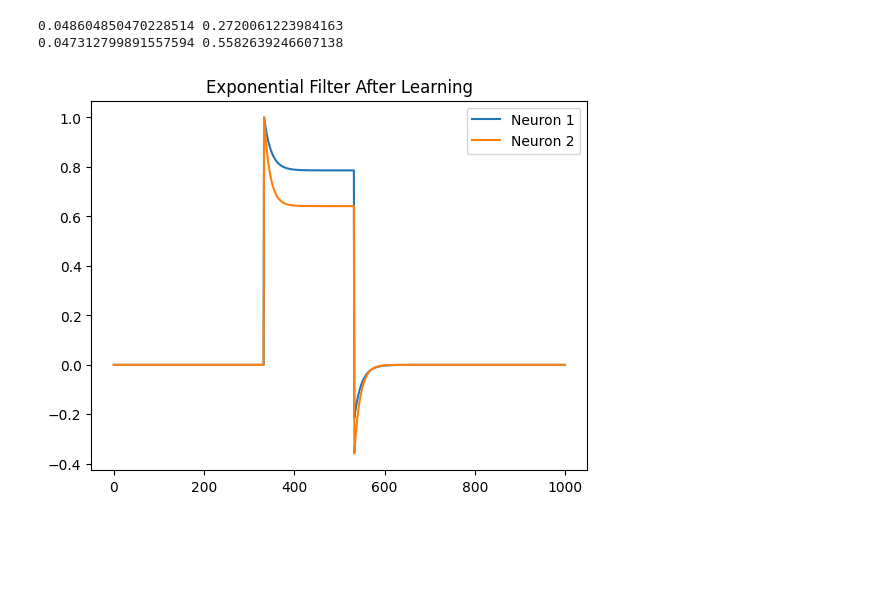
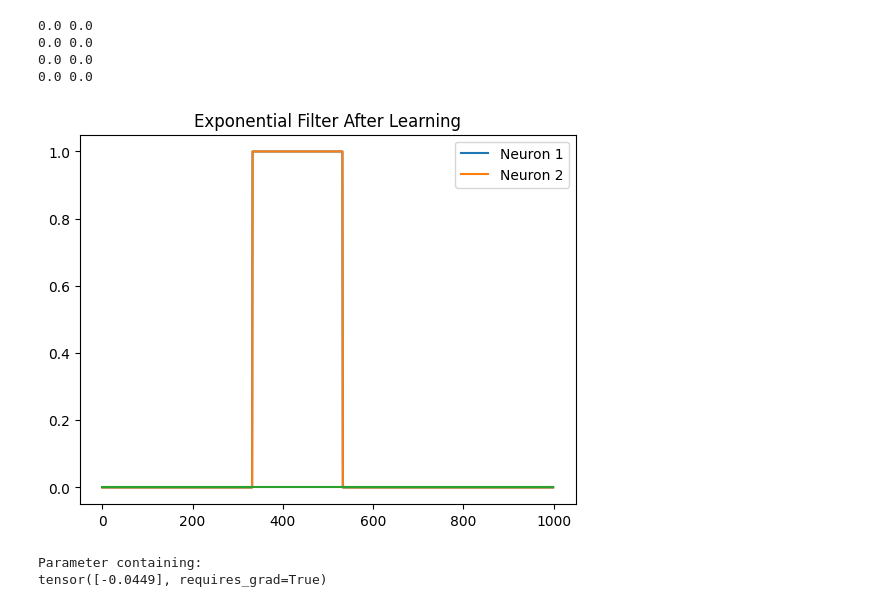
Before and after one commit to reecekeller/adaptation, a Jupyter notebook: models/linear_test.ipynb, the cells around one changed output. Cells and saved outputs as stored; diff of their text form; code cells hidden in the pictures; blank space fills up the shorter version.

Commit message:
updated adaptation state

```diff
--- a/models/linear_test.ipynb
+++ b/models/linear_test.ipynb
@@ -3,36 +3,3 @@ from linear_adapter import *
 from kalman import *
 import torch.optim as optim
 import numpy as np
-# %%
-# Simulation time
-T = 10
-dt = 0.01
-t_space = np.arange(0, T, dt)
-
-# Noise Parameters
-var_x = 0.1
-var_z = 0.2
-var_y = 0.15
-
-# Define and Simulate System Dynamics
-A = np.array([[0, 1, 0], [-1, 0, 0], [0, 0, 0.01]])
-H = np.array([3.0, 0.0, 0.5]).reshape((1, 3))
-Q = np.diag([var_x, var_x, var_z])
-R = np.array([[var_y]])
-
-initial_state = np.array([0, 0, 0]).reshape((1, 3))
-initial_covariance = np.diag([0.01, 0.25, 0.01])
-state_vec = dynamics(initial_state, t_space, A, dt, var_x, var_z)
-
-x = state_vec[:, 0]
-v = state_vec[:, 1]
-z = state_vec[:, 2]
-
-# Get Observations
-y = observations(H, state_vec, var_y)
-
-# Run Filter
-state_hat = kalman_filter(A, H, Q, R, initial_state, initial_covariance, y)
-x_hat = state_hat[:, 0]
-v_hat = state_hat[:, 1]
-z_hat = state_hat[:, 2]
@@ -50,7 +61,7 @@ def create_sequences(data, window_size):
 window_size = 1
 
 x_sequences, x_targets = create_sequences(x, window_size)
-obs_sequences, obs_targets = create_sequences(y, window_size)
+obs_sequences, obs_targets = create_sequences(obs, window_size)
 
 # Train/Test Split
 split_idx = int(0.7 * len(x_sequences))
@@ -59,10 +70,13 @@ x_test = torch.tensor(x_targets[split_idx:])
 obs_train = torch.tensor(x_sequences[:split_idx])
 obs_test = torch.tensor(x_sequences[split_idx:])
 
+#obs_train = (obs_train - obs_train.mean()) / obs_train.std()
+#x_train = (x_train - x_train.mean()) / x_train.std()
+
 # Define Adapting Network
 input_dim = window_size
-hidden_layers = [2]
+hidden_layers = [100, 2, 100]
 output_dim = 1
 
 learning_rate = 0.001
-num_epochs = 20000
+num_epochs = 100000
@@ -227,20 +277,28 @@ print(all_tau, all_F)
 # %%
 arr=[]
 for i in range(len(hidden_layers) + 1):
     print(np.abs(all_tau[0][i]), all_F[0][i])
     y = np.zeros_like(s)
     a = np.zeros_like(s)
     for t in range(1, len(time)):
 
         a[t] = a[t-1] + np.abs(all_tau[0][i]) * (-a[t-1] + np.abs(all_F[0][i])*y[t-1])
         y[t] = s[t]-a[t]
     arr.append(y)
 plt.plot(arr[0], label='Neuron 1')
 plt.plot(arr[1], label = 'Neuron 2')
+plt.plot(a)
 plt.title('Exponential Filter After Learning')
 plt.legend()
 plt.show()
 # %% [output]
-0.048604850470228514 0.2720061223984163
-0.047312799891557594 0.5582639246607138
+0.0 0.0
+0.0 0.0
+0.0 0.0
+0.0 0.0
-[figure, old version]
+[figure, new version]
+# %%
+linear_model.output_layer.bias
+# %% [output]
+Parameter containing:
+tensor([-0.0449], requires_grad=True)
```
Also changed, not shown: parts of 8 cells of this notebook, 3 other files.
